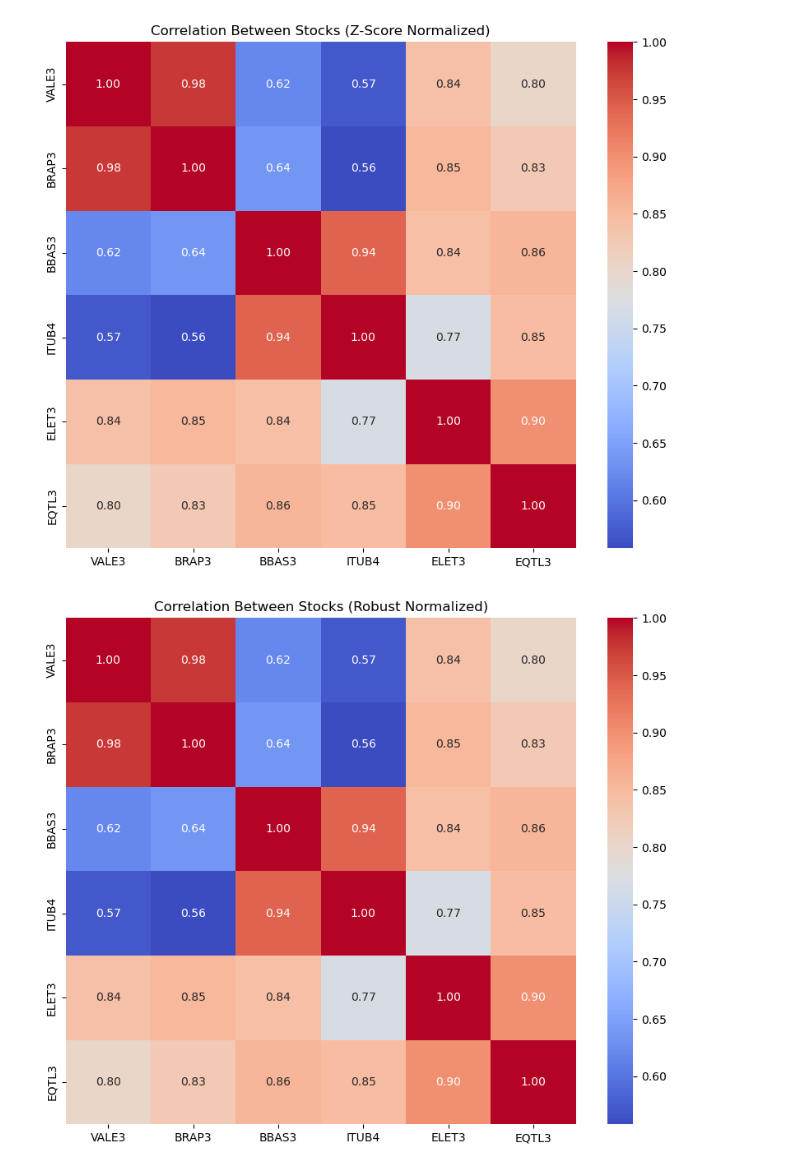
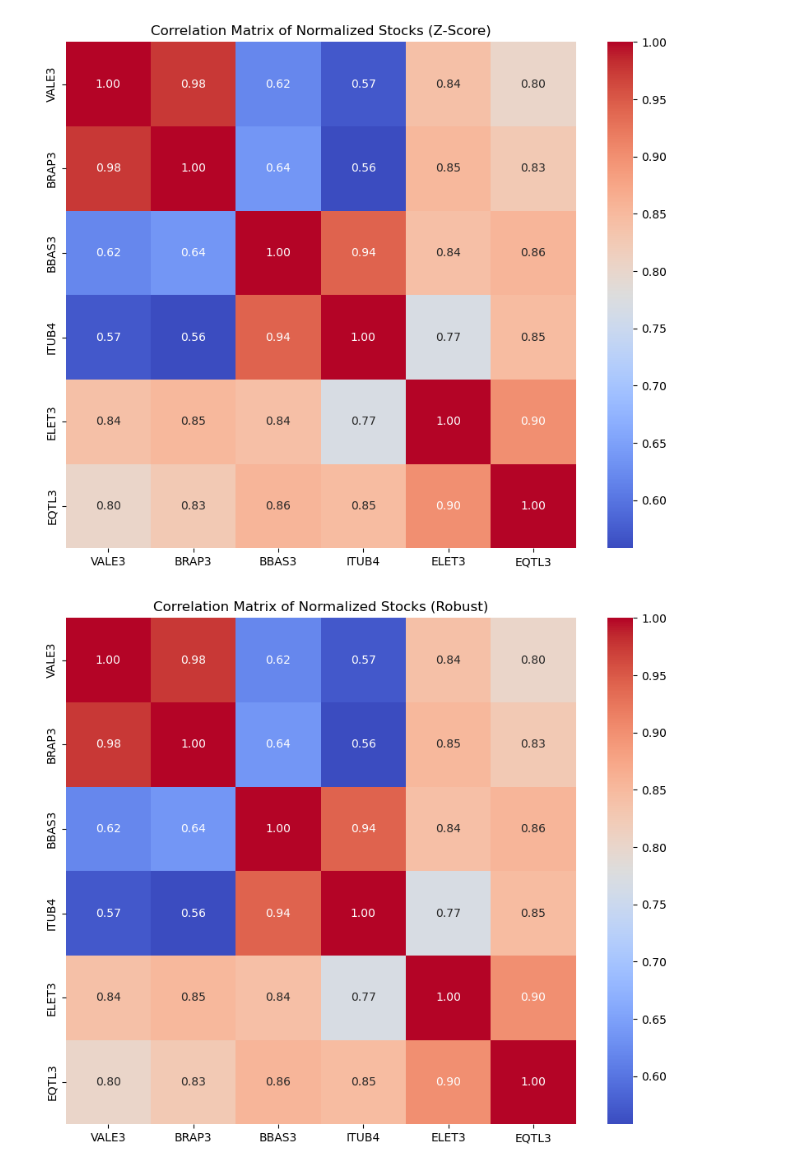
Before and after one commit to diogobrasil/analises-tcc-cripto, a Jupyter notebook: main/notebooks/b3_analysis_charts/comparisons.ipynb, the cells around one changed output. Saved outputs shown, nothing was run; the diff lists cells and outputs as text; code cells hidden in the pictures.

```diff
--- a/main/notebooks/b3_analysis_charts/comparisons.ipynb
+++ b/main/notebooks/b3_analysis_charts/comparisons.ipynb
@@ -5,5 +14,8 @@ import matplotlib.pyplot as plt
 stock_data = pd.read_csv('../../datasets/b3_dados/processed/acoes_concat.csv')
 scaled_financial_assets = pd.read_csv('../../datasets/b3_dados/processed/selected_stocks_normalized.csv')
+# %%
+viz = Visualization(stock_data)
+viz_scaled = Visualization(scaled_financial_assets)
 # %% [markdown]
 1. **Gráficos de Barras**\
 \
@@ -130,18 +85,12 @@ plt.show()
 # %%
 # Seleciona apenas as colunas normalizadas com robust
 robust_columns = [col for col in scaled_financial_assets.columns if 'robust' in col]
 
 # Renomeia as colunas para remover a extensão 'robust'
 renamed_robust_columns = {col: col.replace('_robust', '') for col in robust_columns}
 assets_normalized_robust_renamed = scaled_financial_assets[robust_columns].rename(columns=renamed_robust_columns)
 
-# Calcula a matriz de correlação com os nomes corrigidos
-correlation_robust = assets_normalized_robust_renamed.corr()
-
 # Plota a matriz de correlação
-plt.figure(figsize=(10, 8))
-sns.heatmap(correlation_robust, annot=True, cmap='coolwarm', fmt=".2f", cbar=True)
-plt.title('Correlation Between Stocks (Robust Normalized)')
-plt.show()
+viz.plot_correlation_matrix(assets_normalized_robust_renamed, title='Correlation Matrix of Normalized Stocks (Robust)')
 # %% [output]
-[figure, old version]
+[figure, new version]
```
Also changed, not shown: parts of 16 cells of this notebook, 3 other files.
